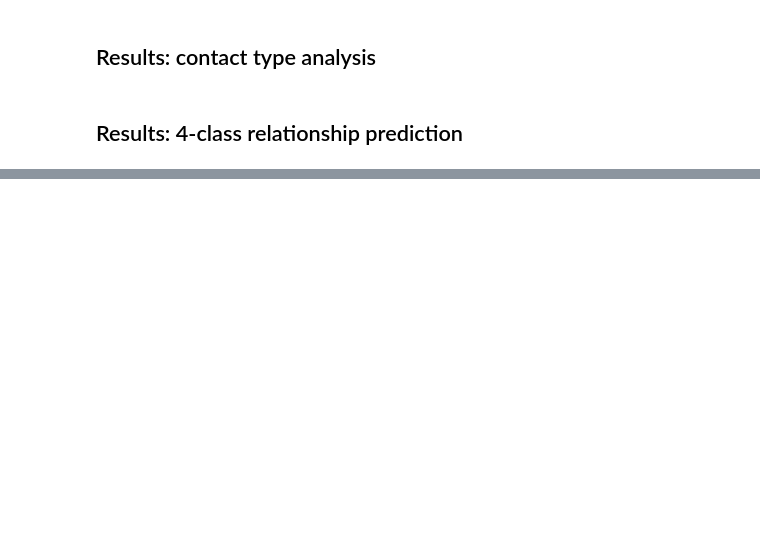
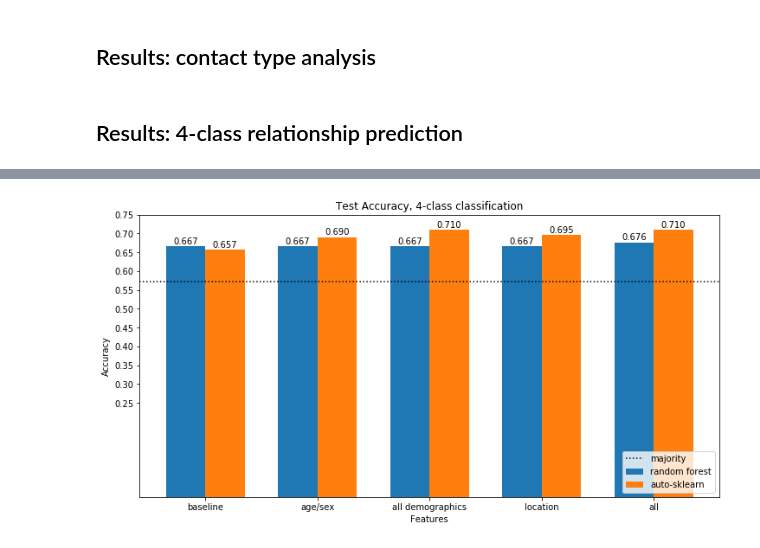
Before and after one commit to tliu526/relationship-prediction, a Jupyter notebook: notebooks/relationship_prediction.ipynb, the cells around one changed output, grey strips where cells are left out. Cells and saved outputs as stored; diff of their text form; code cells hidden in the pictures; blank space fills up the shorter version.

```diff
--- a/notebooks/relationship_prediction.ipynb
+++ b/notebooks/relationship_prediction.ipynb
@@ -174,0 +364,29 @@ plt.show()
+# %%
+# load models
+
+# random forest baseline
+rf_models_4clf = []
+rf_preds_4clf = []
+
+for feat in features:
+    with open("../model/rd3_results/top_5_contact_type_{}_rf_short.automl".format(feat), 'rb') as model_file:
+        rf_models_4clf.append(pickle.load(model_file))
+    with open("../model/rd3_results/top_5_contact_type_{}_rf_short.predict".format(feat), 'rb') as pred_file:
+        rf_preds_4clf.append(pickle.load(pred_file))
+# %%
+# auto-sklearn models
+
+automl_models_4clf = []
+automl_preds_4clf = []
+
+for feat in features[:-1]:
+    with open("../model/rd3_results/top_5_contact_type_{}.automl".format(feat), 'rb') as model_file:
+            automl_models_4clf.append(pickle.load(model_file))
+    with open("../model/rd3_results/top_5_contact_type_{}.predict".format(feat), 'rb') as pred_file:
+        automl_preds_4clf.append(pickle.load(pred_file))
+
+
+with open("../model/rd3_results/top_5_contact_type_all_long.automl", 'rb') as model_file:
+    automl_models_4clf.append(pickle.load(model_file))
+with open("../model/rd3_results/top_5_contact_type_all_long.predict", 'rb') as pred_file:
+    automl_preds_4clf.append(pickle.load(pred_file))
@@ -174,0 +404,8 @@ plt.show()
+# %%
+rf_acc_4clf = [sk_metrics.accuracy_score(test_y, pred) for pred in rf_preds_4clf]
+automl_acc_4clf = [sk_metrics.accuracy_score(test_y, pred) for pred in automl_preds_4clf]
+majority_acc_4clf = sk_metrics.accuracy_score(test_y, [1] * len(test_y))
+
+plot_results(rf_acc_4clf, automl_acc_4clf, majority_acc_4clf, "Accuracy", "Test Accuracy, 4-class classification")
+# %% [output]
+[figure, added]
```
Also changed, not shown: parts of 22 cells of this notebook.
